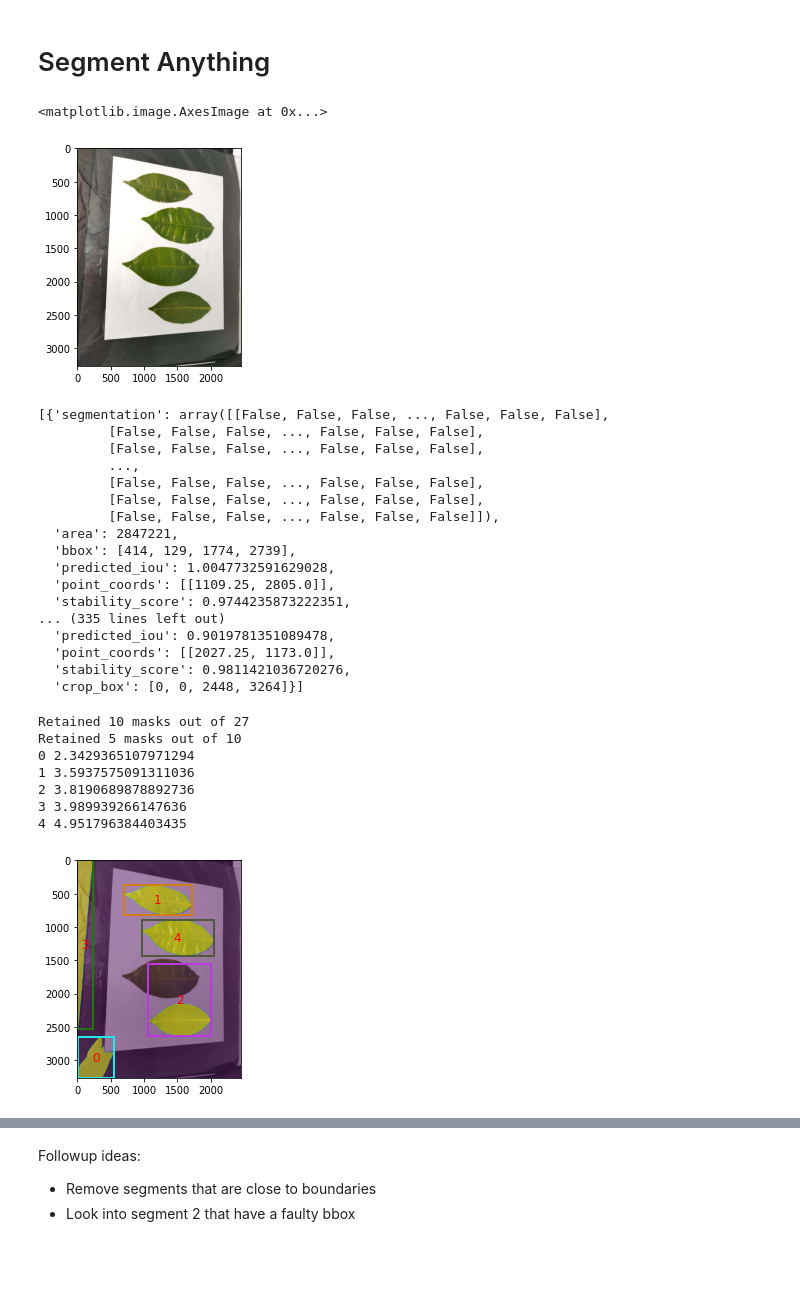
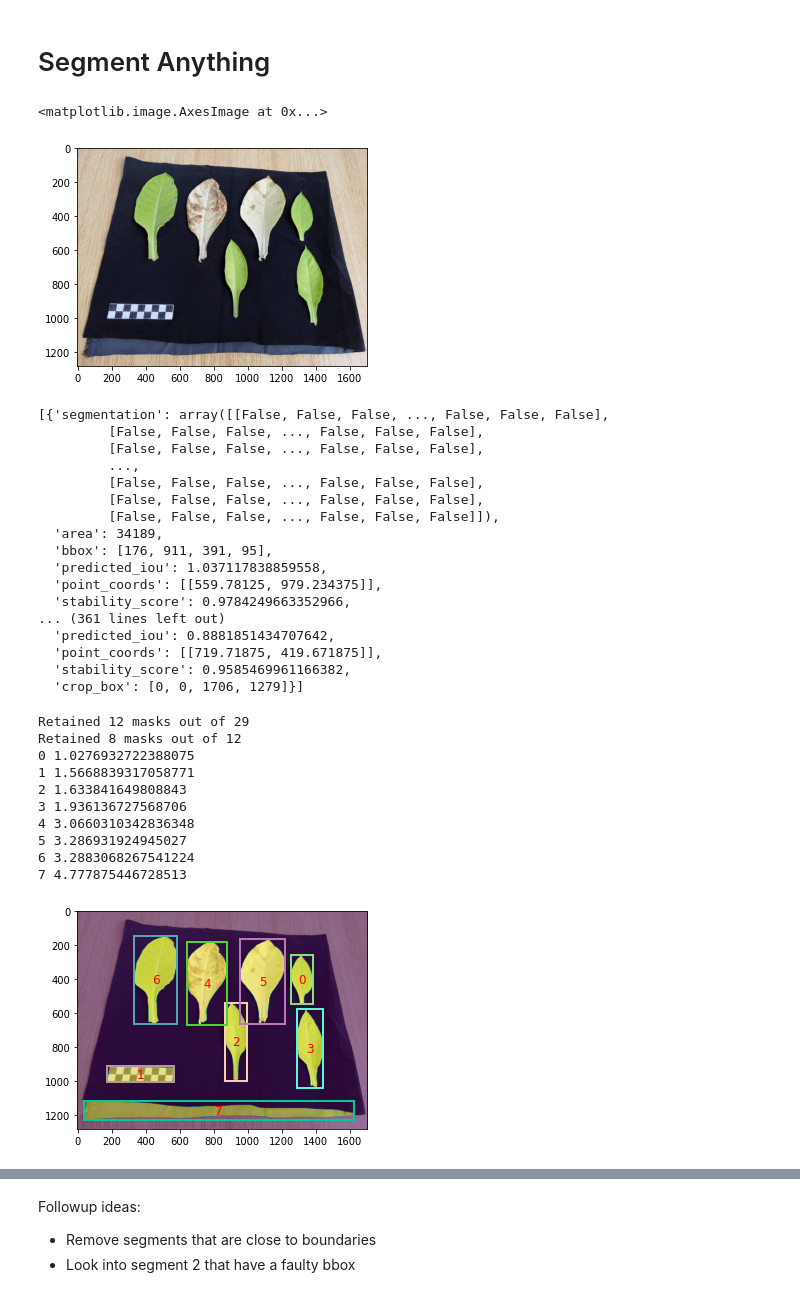
Before and after one commit to tanghaibao/bio-pipeline, a Jupyter notebook: notebooks/segment-anything/Segment Anything.ipynb, the cells around one changed output, grey strips where cells are left out. Drawn from its saved outputs; the diff is of its cells as text; code cells hidden in the pictures; blank space fills up the shorter version.

```diff
--- a/notebooks/segment-anything/Segment Anything.ipynb
+++ b/notebooks/segment-anything/Segment Anything.ipynb
@@ -8,11 +8,11 @@ from segment_anything import sam_model_registry, SamAutomaticMaskGenerator, SamP
 import os.path as op
 IMG_DIR = op.expanduser("/Users/bao/Dropbox/Manuscripts/GRABSEEDS/leaf_example")
 # %%
-test_img = io.imread(op.join(IMG_DIR, "tea2_DX1H.jpg"))
+test_img = io.imread(op.join(IMG_DIR, "tobacco4.jpg"))
 plt.imshow(test_img)
 # %% [output]
 <matplotlib.image.AxesImage at 0x...>
-[figure, old version]
+[figure, new version]
 # %%
 model_type = "vit_h"
 sam = sam_model_registry[model_type](checkpoint="./sam_vit_h_4b8939.pth")
@@ -29,16 +29,16 @@ masks
          [False, False, False, ..., False, False, False],
          [False, False, False, ..., False, False, False],
          [False, False, False, ..., False, False, False]]),
-  'area': 2847221,
-  'bbox': [414, 129, 1774, 2739],
-  'predicted_iou': 1.0047732591629028,
-  'point_coords': [[1109.25, 2805.0]],
-  'stability_score': 0.9744235873222351,
-... (335 lines left out)
-  'predicted_iou': 0.9019781351089478,
-  'point_coords': [[2027.25, 1173.0]],
-  'stability_score': 0.9811421036720276,
-  'crop_box': [0, 0, 2448, 3264]}]
+  'area': 34189,
+  'bbox': [176, 911, 391, 95],
+  'predicted_iou': 1.037117838859558,
+  'point_coords': [[559.78125, 979.234375]],
+  'stability_score': 0.9784249663352966,
+... (361 lines left out)
+  'predicted_iou': 0.8881851434707642,
+  'point_coords': [[719.71875, 419.671875]],
+  'stability_score': 0.9585469961166382,
+  'crop_box': [0, 0, 1706, 1279]}]
 # %%
 import numpy as np
 
@@ -85,19 +85,24 @@ def random_color():
 
 
 image_size = test_img.shape[0] * test_img.shape[1]
-filtered_masks = [mask for mask in masks if 0.02 * image_size < mask["area"] < 0.5 * image_size]
+filtered_masks = [mask for mask in masks if 0.01 * image_size < mask["area"] < 0.5 * image_size]
 print(f"Retained {len(filtered_masks)} masks out of {len(masks)}")
 deduplicated_masks = deduplicate_masks(filtered_masks)
 
 fig, ax = plt.subplots()
 ax.imshow(test_img)
 total_mask = np.zeros_like(test_img[:, :, 0])
+labels = np.zeros_like(test_img[:, :, 0])
 for i, mask in enumerate(deduplicated_masks):
-    # if i != 8:
+    # if i != 2:
     #     continue
     segmentation = mask["segmentation"]
+    # get the bounding box from segmentation
+    y, x = np.where(segmentation)
+    x, y, w, h = np.min(x), np.min(y), np.max(x) - np.min(x), np.max(y) - np.min(y)
     total_mask |= mask["segmentation"]
-    x, y, w, h = mask["bbox"]
+    labels[segmentation] = i + 1
+    # x, y, w, h = mask["bbox"]
     # compute bounding box from segmentation
     # plot bounding box
     rect = plt.Rectangle((x, y), w, h, linewidth=2, edgecolor=random_color(), facecolor="none")
@@ -110,11 +115,14 @@ for i, mask in enumerate(deduplicated_masks):
 ax.imshow(total_mask, alpha=0.5)
 plt.show()
 # %% [output]
-Retained 10 masks out of 27
-Retained 5 masks out of 10
-0 2.3429365107971294
-1 3.5937575091311036
-2 3.8190689878892736
-3 3.989939266147636
-4 4.951796384403435
+Retained 12 masks out of 29
+Retained 8 masks out of 12
+0 1.0276932722388075
+1 1.5668839317058771
+2 1.633841649808843
+3 1.936136727568706
+4 3.0660310342836348
+5 3.286931924945027
+6 3.2883068267541224
+7 4.777875446728513
-[figure, old version]
+[figure, new version]
```
Also changed, not shown: parts of 1 cell of this notebook.
